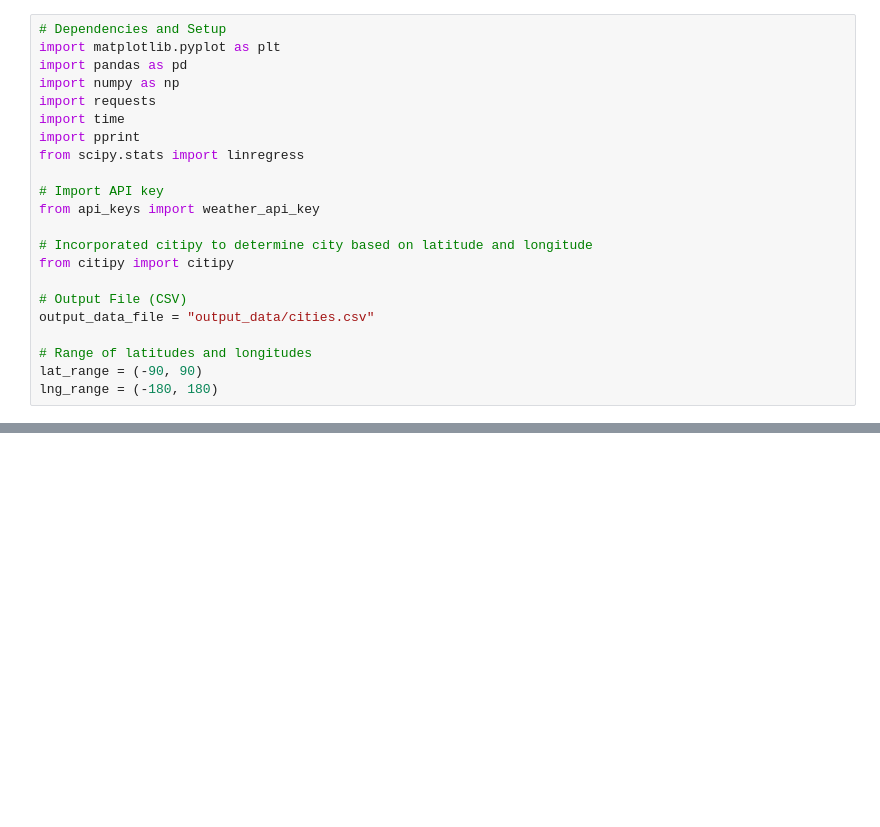
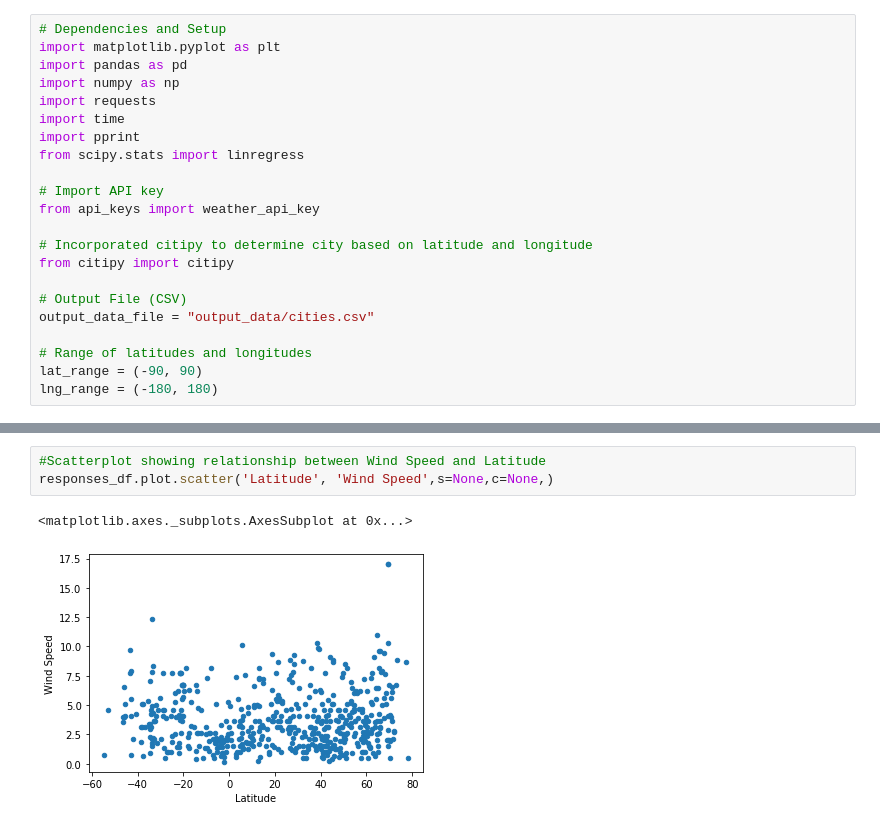
Before and after one commit to csidneyclark/ClarkPythonAPIChallenge, a Jupyter notebook: WeatherPy/WeatherPy.ipynb, the cells around one changed output, grey strips where cells are left out. Cells and saved outputs as stored; diff of their text form; blank space fills up the shorter version.

```diff
--- a/WeatherPy/WeatherPy.ipynb
+++ b/WeatherPy/WeatherPy.ipynb
@@ -100,0 +146,6 @@ responses_df.head()
+# %%
+#Scatterplot showing relationship between Wind Speed and Latitude
+responses_df.plot.scatter('Latitude', 'Wind Speed',s=None,c=None,)
+# %% [output]
+<matplotlib.axes._subplots.AxesSubplot at 0x...>
+[figure, added]
```
Also changed, not shown: parts of 18 cells of this notebook.
